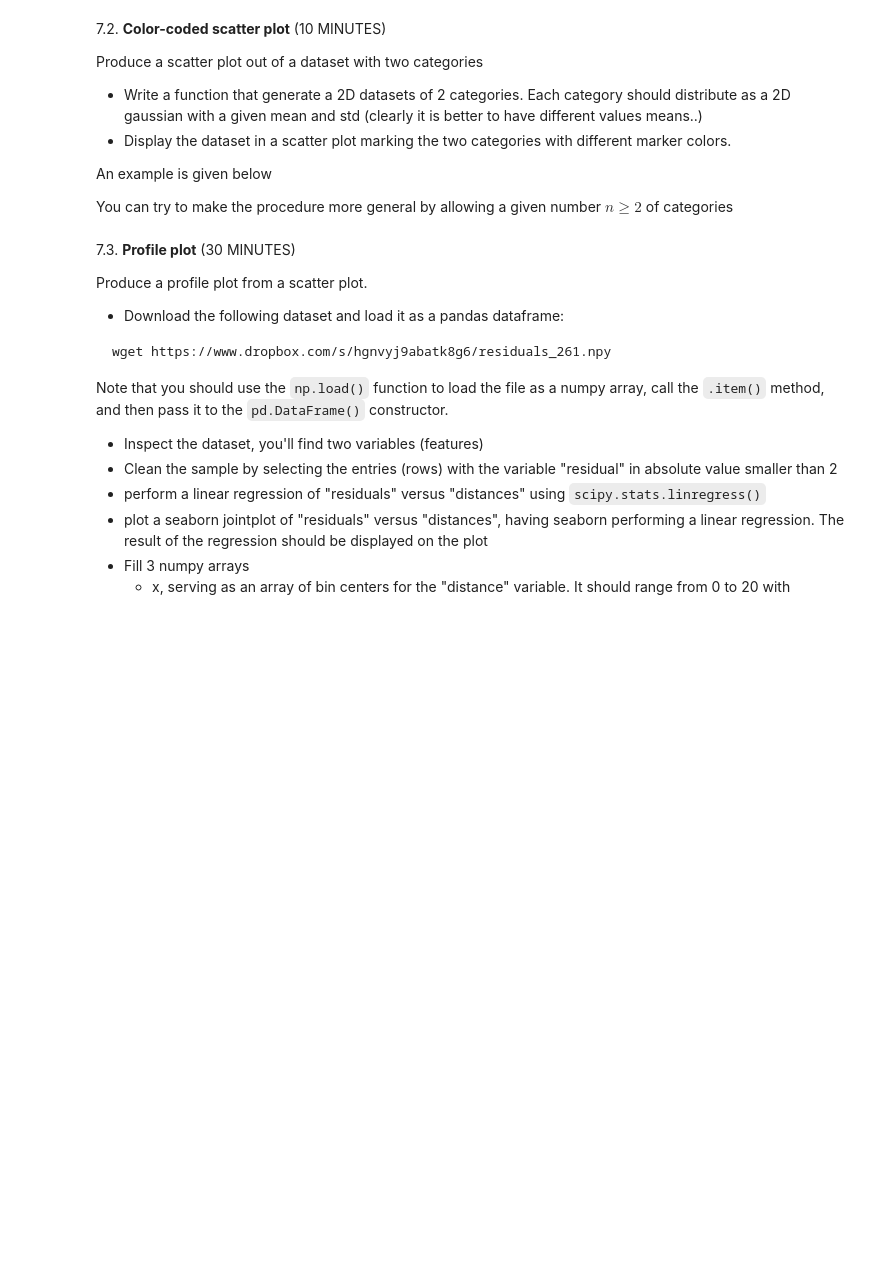
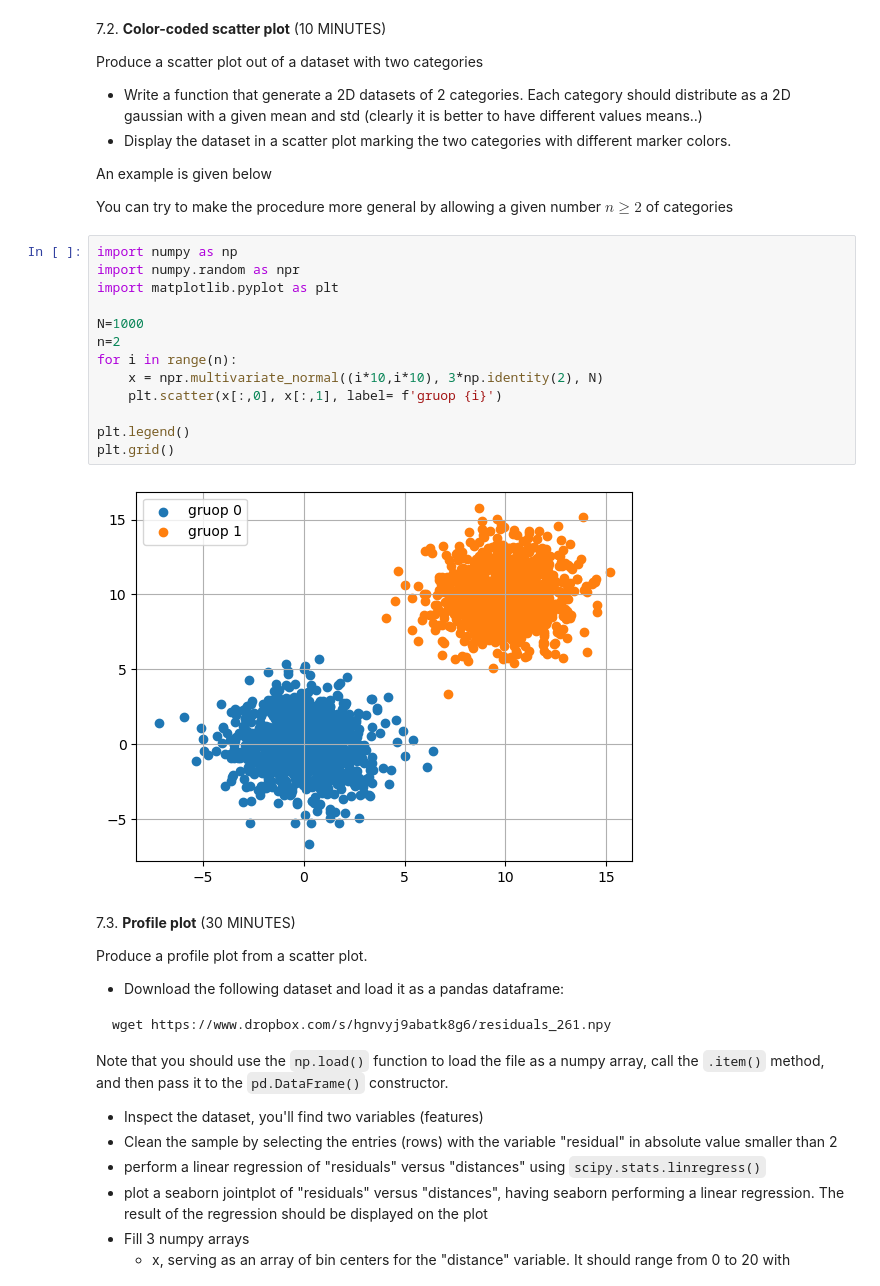
Before and after one commit to vepe99/LaboratoryOfComputationalPhysics_Y5, a Jupyter notebook: Exam_ex/Exam test.ipynb, the cells around one changed output. Saved outputs shown, nothing was run; the diff lists cells and outputs as text; blank space fills up the shorter version.

```diff
--- a/Exam_ex/Exam test.ipynb
+++ b/Exam_ex/Exam test.ipynb
@@ -119,6 +218,21 @@ Produce a scatter plot out of a dataset with two categories
 An example is given below
 
 You can try to make the procedure more general by allowing a given number $n\ge 2$ of categories
+# %%
+import numpy as np
+import numpy.random as npr
+import matplotlib.pyplot as plt
+
+N=1000
+n=2
+for i in range(n):
+    x = npr.multivariate_normal((i*10,i*10), 3*np.identity(2), N)
+    plt.scatter(x[:,0], x[:,1], label= f'gruop {i}')
+
+plt.legend()
+plt.grid()
+# %% [output]
+[figure, added]
 # %% [markdown]
 7.3\. **Profile plot** (30 MINUTES)
 
```
Also changed, not shown: parts of 6 cells of this notebook, 2 other files.
